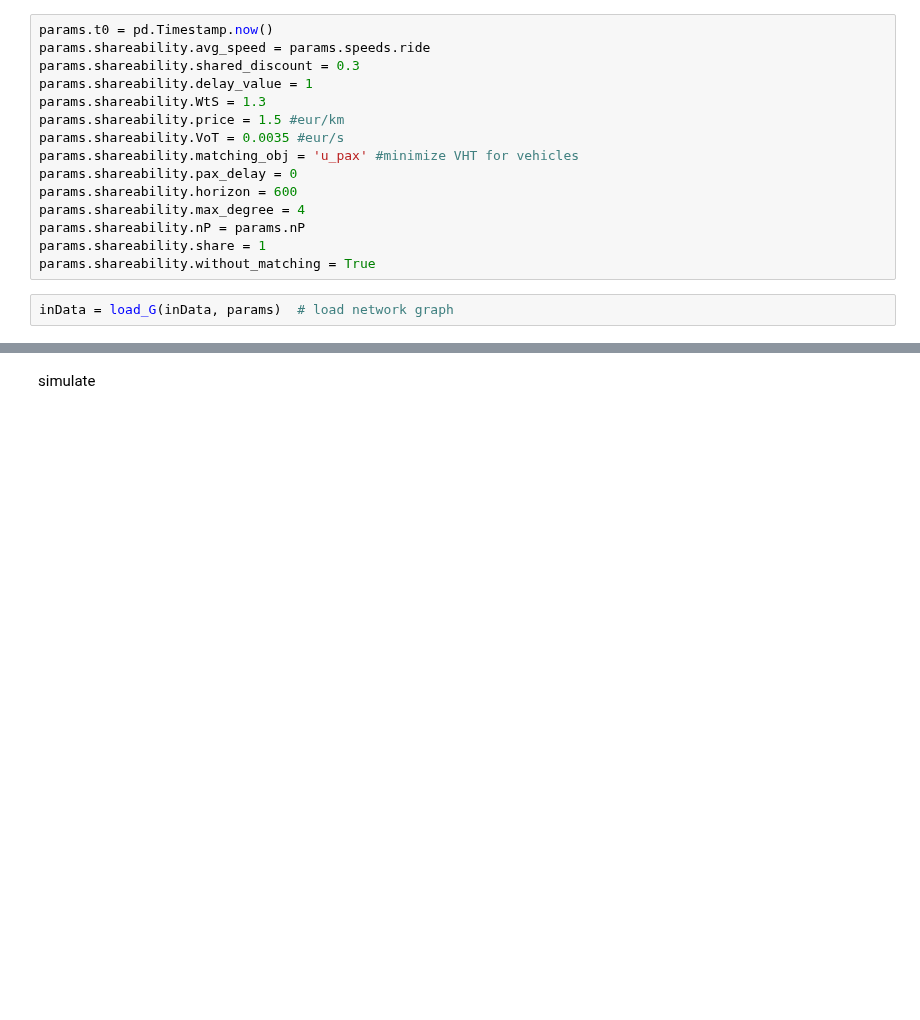
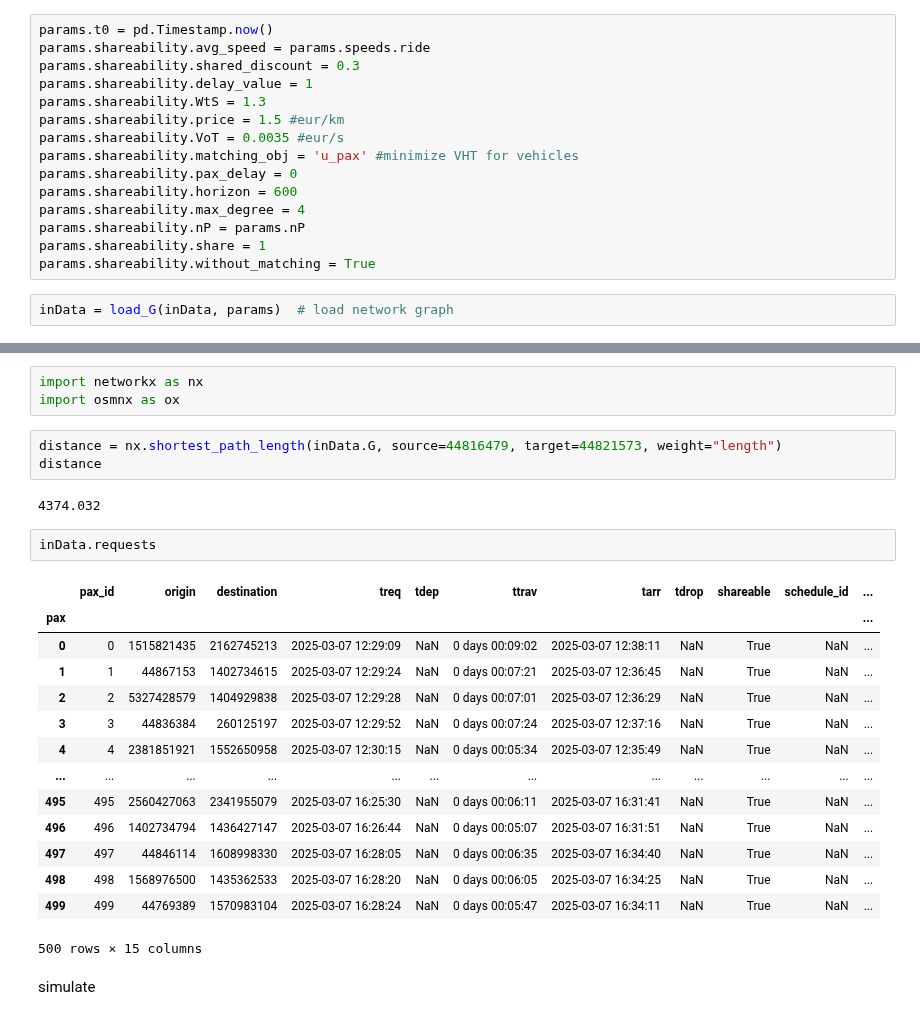
Before and after one commit to Farnoud-G/MaaSSim, a Jupyter notebook: docs/tutorials/07_Shared_rides_with_ExMAS.ipynb, the cells around one changed output, grey strips where cells are left out. Saved outputs shown, nothing was run; the diff lists cells and outputs as text; blank space fills up the shorter version.

```diff
--- a/docs/tutorials/07_Shared_rides_with_ExMAS.ipynb
+++ b/docs/tutorials/07_Shared_rides_with_ExMAS.ipynb
@@ -136,3 +137,28 @@ inData = ExMAS.main(inData, params.shareability, plot=False) # create shareabili
+# %%
+import networkx as nx
+import osmnx as ox
+# %%
+distance = nx.shortest_path_length(inData.G, source=44816479, target=44821573, weight="length")
+distance
+# %% [output]
+4374.032
+# %%
+inData.requests
+# %% [output]
+|  | pax_id | origin | destination | treq | tdep | ttrav | tarr | tdrop | shareable | schedule_id | ... |
+| pax |  |  |  |  |  |  |  |  |  |  | ... |
+| 0 | 0 | 1515821435 | 2162745213 | 2025-03-07 12:29:09 | NaN | 0 days 00:09:02 | 2025-03-07 12:38:11 | NaN | True | NaN | ... |
+| 1 | 1 | 44867153 | 1402734615 | 2025-03-07 12:29:24 | NaN | 0 days 00:07:21 | 2025-03-07 12:36:45 | NaN | True | NaN | ... |
+| 2 | 2 | 5327428579 | 1404929838 | 2025-03-07 12:29:28 | NaN | 0 days 00:07:01 | 2025-03-07 12:36:29 | NaN | True | NaN | ... |
+| 3 | 3 | 44836384 | 260125197 | 2025-03-07 12:29:52 | NaN | 0 days 00:07:24 | 2025-03-07 12:37:16 | NaN | True | NaN | ... |
+| 4 | 4 | 2381851921 | 1552650958 | 2025-03-07 12:30:15 | NaN | 0 days 00:05:34 | 2025-03-07 12:35:49 | NaN | True | NaN | ... |
+| ... | ... | ... | ... | ... | ... | ... | ... | ... | ... | ... | ... |
+| 495 | 495 | 2560427063 | 2341955079 | 2025-03-07 16:25:30 | NaN | 0 days 00:06:11 | 2025-03-07 16:31:41 | NaN | True | NaN | ... |
+| 496 | 496 | 1402734794 | 1436427147 | 2025-03-07 16:26:44 | NaN | 0 days 00:05:07 | 2025-03-07 16:31:51 | NaN | True | NaN | ... |
+| 497 | 497 | 44846114 | 1608998330 | 2025-03-07 16:28:05 | NaN | 0 days 00:06:35 | 2025-03-07 16:34:40 | NaN | True | NaN | ... |
+| 498 | 498 | 1568976500 | 1435362533 | 2025-03-07 16:28:20 | NaN | 0 days 00:06:05 | 2025-03-07 16:34:25 | NaN | True | NaN | ... |
+| 499 | 499 | 44769389 | 1570983104 | 2025-03-07 16:28:24 | NaN | 0 days 00:05:47 | 2025-03-07 16:34:11 | NaN | True | NaN | ... |
+500 rows × 15 columns
 # %% [markdown]
 simulate
 # %%
```
Also changed, not shown: parts of 9 cells of this notebook, 6 other files.
